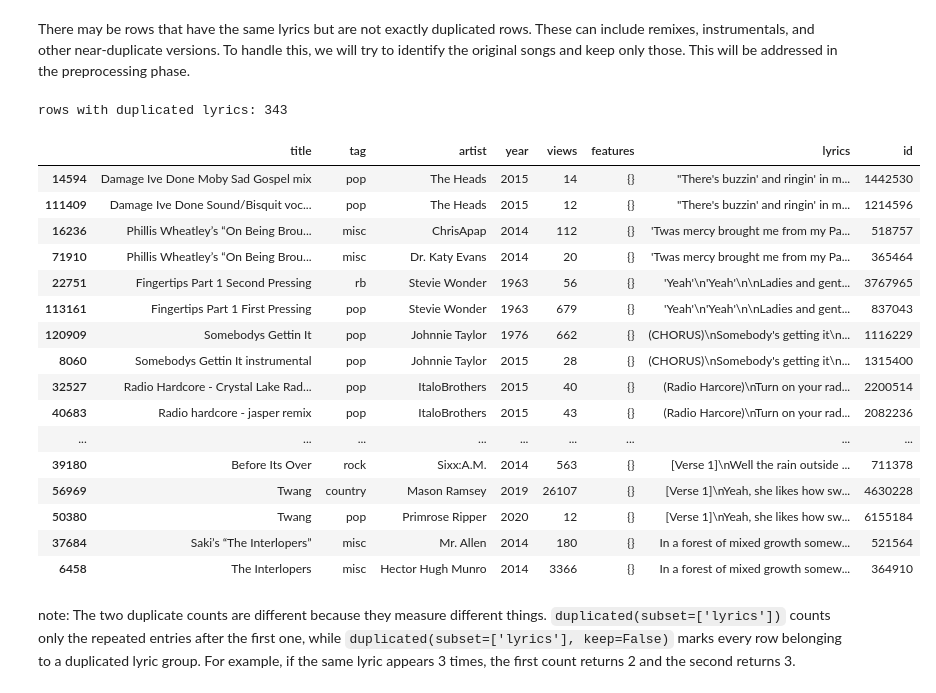
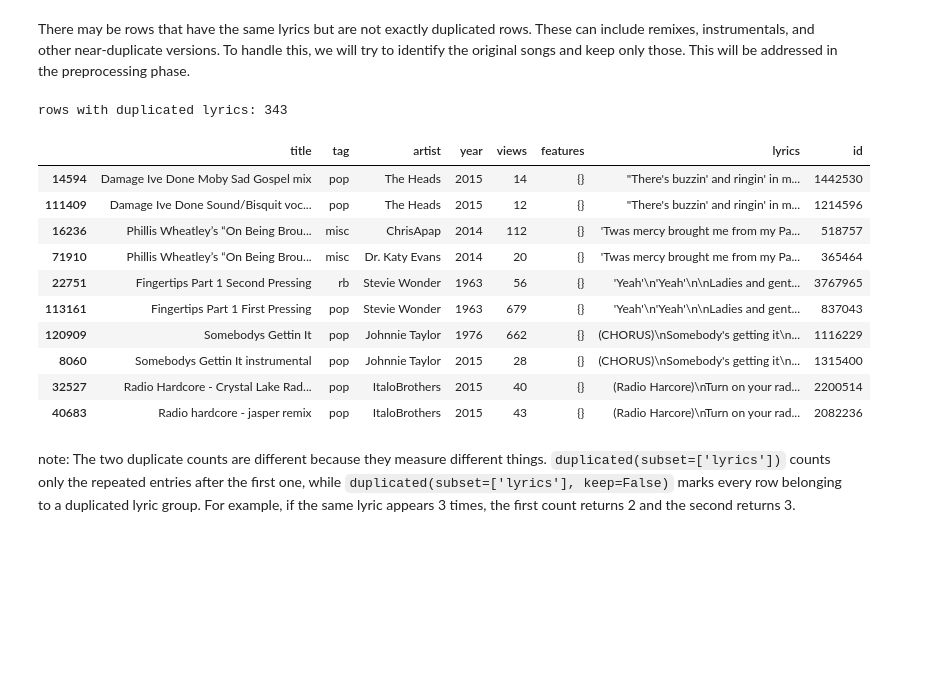
Before and after one commit to jnfpm/Text-Mining-, a Jupyter notebook: EDA.ipynb, the cells around one changed output. Saved outputs shown, nothing was run; the diff lists cells and outputs as text; code cells hidden in the pictures; blank space fills up the shorter version.

```diff
--- a/EDA.ipynb
+++ b/EDA.ipynb
@@ -180,31 +144,25 @@ There may be rows that have the same lyrics but are not exactly duplicated rows.
 # %%
 # rows whose lyrics appear more than once so we can inspect the duplicates
 duplicated_lyrics_rows = df_train[
     df_train.duplicated(subset=['lyrics'], keep=False)
 ].sort_values('lyrics')
 
 print(f"rows with duplicated lyrics: {len(duplicated_lyrics_rows)}")
 with pd.option_context('display.max_rows', None, 'display.max_colwidth', 100):
-    display(duplicated_lyrics_rows)
+    display(duplicated_lyrics_rows.head(10))  # Display the first 10 rows of duplicated lyrics
 # %% [output]
 rows with duplicated lyrics: 343
 |  | title | tag | artist | year | views | features | lyrics | id |
 | 14594 | Damage Ive Done Moby Sad Gospel mix | pop | The Heads | 2015 | 14 | {} | "There's buzzin' and ringin' in m... | 1442530 |
 | 111409 | Damage Ive Done Sound/Bisquit voc... | pop | The Heads | 2015 | 12 | {} | "There's buzzin' and ringin' in m... | 1214596 |
 | 16236 | Phillis Wheatley’s “On Being Brou... | misc | ChrisApap | 2014 | 112 | {} | 'Twas mercy brought me from my Pa... | 518757 |
 | 71910 | Phillis Wheatley’s “On Being Brou... | misc | Dr. Katy Evans | 2014 | 20 | {} | 'Twas mercy brought me from my Pa... | 365464 |
 | 22751 | Fingertips Part 1 Second Pressing | rb | Stevie Wonder | 1963 | 56 | {} | 'Yeah'\n'Yeah'\n\nLadies and gent... | 3767965 |
 | 113161 | Fingertips Part 1 First Pressing | pop | Stevie Wonder | 1963 | 679 | {} | 'Yeah'\n'Yeah'\n\nLadies and gent... | 837043 |
 | 120909 | Somebodys Gettin It | pop | Johnnie Taylor | 1976 | 662 | {} | (CHORUS)\nSomebody's getting it\n... | 1116229 |
 | 8060 | Somebodys Gettin It instrumental | pop | Johnnie Taylor | 2015 | 28 | {} | (CHORUS)\nSomebody's getting it\n... | 1315400 |
 | 32527 | Radio Hardcore - Crystal Lake Rad... | pop | ItaloBrothers | 2015 | 40 | {} | (Radio Harcore)\nTurn on your rad... | 2200514 |
 | 40683 | Radio hardcore - jasper remix | pop | ItaloBrothers | 2015 | 43 | {} | (Radio Harcore)\nTurn on your rad... | 2082236 |
-| ... | ... | ... | ... | ... | ... | ... | ... | ... |
-| 39180 | Before Its Over | rock | Sixx:A.M. | 2014 | 563 | {} | [Verse 1]\nWell the rain outside ... | 711378 |
-| 56969 | Twang | country | Mason Ramsey | 2019 | 26107 | {} | [Verse 1]\nYeah, she likes how sw... | 4630228 |
-| 50380 | Twang | pop | Primrose Ripper | 2020 | 12 | {} | [Verse 1]\nYeah, she likes how sw... | 6155184 |
-| 37684 | Saki’s “The Interlopers” | misc | Mr. Allen | 2014 | 180 | {} | In a forest of mixed growth somew... | 521564 |
-| 6458 | The Interlopers | misc | Hector Hugh Munro | 2014 | 3366 | {} | In a forest of mixed growth somew... | 364910 |
 # %% [markdown]
 note: The two duplicate counts are different because they measure different things. `duplicated(subset=['lyrics'])` counts only the repeated entries after the first one, while `duplicated(subset=['lyrics'], keep=False)` marks every row belonging to a duplicated lyric group. For example, if the same lyric appears 3 times, the first count returns 2 and the second returns 3.
 # %%
```
Also changed, not shown: parts of 9 cells of this notebook, 1 other file.
